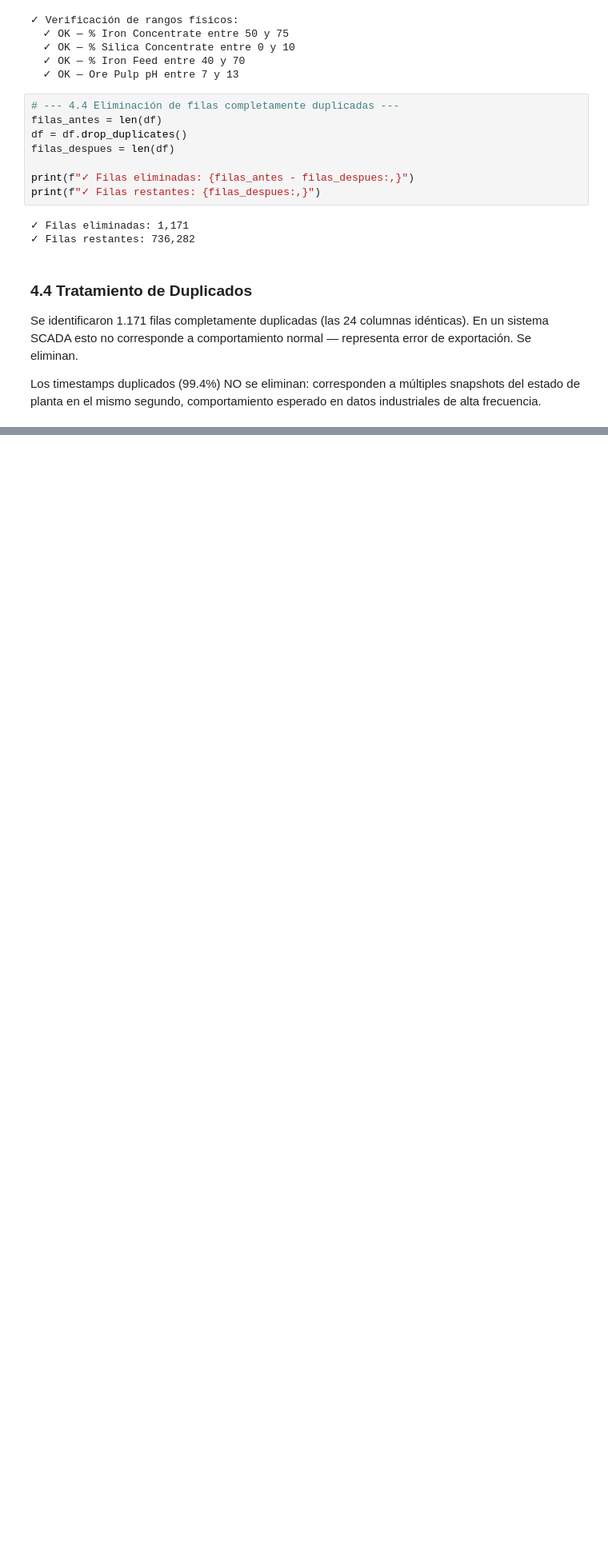
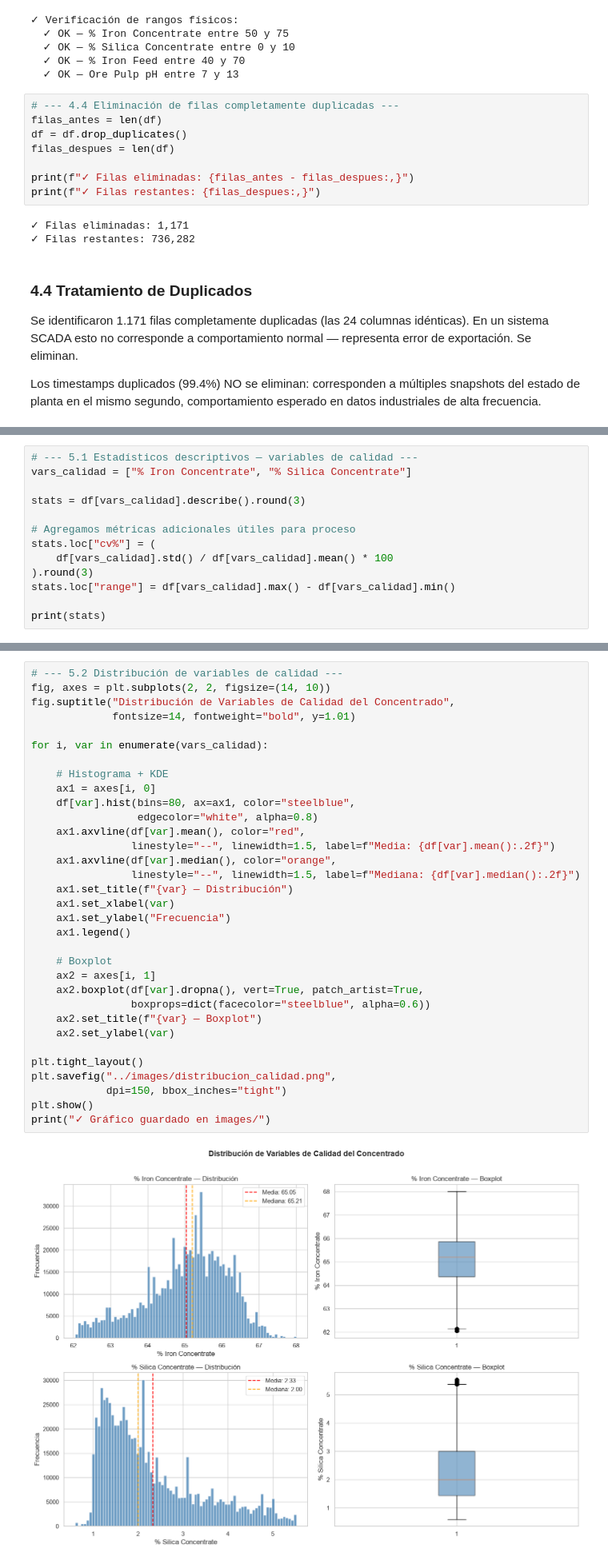
Before and after one commit to RGRIVEROS-PORTFOLIO/mining_eda_flotation_plant, a Jupyter notebook: notebooks/EDA_Flotation_Plant_RRiveros.ipynb, the cells around one changed output, grey strips where cells are left out. Shown at 80% size. Drawn from its saved outputs; the diff is of its cells as text; blank space fills up the shorter version.

Commit message:
feat: univariate distribution plots - quality variables

```diff
--- a/notebooks/EDA_Flotation_Plant_RRiveros.ipynb
+++ b/notebooks/EDA_Flotation_Plant_RRiveros.ipynb
@@ -240,0 +265,13 @@ esperado en datos industriales de alta frecuencia.
+# %%
+# --- 5.1 Estadísticos descriptivos — variables de calidad ---
+vars_calidad = ["% Iron Concentrate", "% Silica Concentrate"]
+
+stats = df[vars_calidad].describe().round(3)
+
+# Agregamos métricas adicionales útiles para proceso
+stats.loc["cv%"] = (
+    df[vars_calidad].std() / df[vars_calidad].mean() * 100
+).round(3)
+stats.loc["range"] = df[vars_calidad].max() - df[vars_calidad].min()
+
+print(stats)
@@ -240,0 +290,35 @@ esperado en datos industriales de alta frecuencia.
+# %%
+# --- 5.2 Distribución de variables de calidad ---
+fig, axes = plt.subplots(2, 2, figsize=(14, 10))
+fig.suptitle("Distribución de Variables de Calidad del Concentrado",
+             fontsize=14, fontweight="bold", y=1.01)
+
+for i, var in enumerate(vars_calidad):
+
+    # Histograma + KDE
+    ax1 = axes[i, 0]
+    df[var].hist(bins=80, ax=ax1, color="steelblue",
+                 edgecolor="white", alpha=0.8)
+    ax1.axvline(df[var].mean(), color="red",
+                linestyle="--", linewidth=1.5, label=f"Media: {df[var].mean():.2f}")
+    ax1.axvline(df[var].median(), color="orange",
+                linestyle="--", linewidth=1.5, label=f"Mediana: {df[var].median():.2f}")
+    ax1.set_title(f"{var} — Distribución")
+    ax1.set_xlabel(var)
+    ax1.set_ylabel("Frecuencia")
+    ax1.legend()
+
+    # Boxplot
+    ax2 = axes[i, 1]
+    ax2.boxplot(df[var].dropna(), vert=True, patch_artist=True,
+                boxprops=dict(facecolor="steelblue", alpha=0.6))
+    ax2.set_title(f"{var} — Boxplot")
+    ax2.set_ylabel(var)
+
+plt.tight_layout()
+plt.savefig("../images/distribucion_calidad.png",
+            dpi=150, bbox_inches="tight")
+plt.show()
+print("✓ Gráfico guardado en images/")
+# %% [output]
+[figure, added]
```
Also changed, not shown: parts of 5 cells of this notebook, 1 other file.
